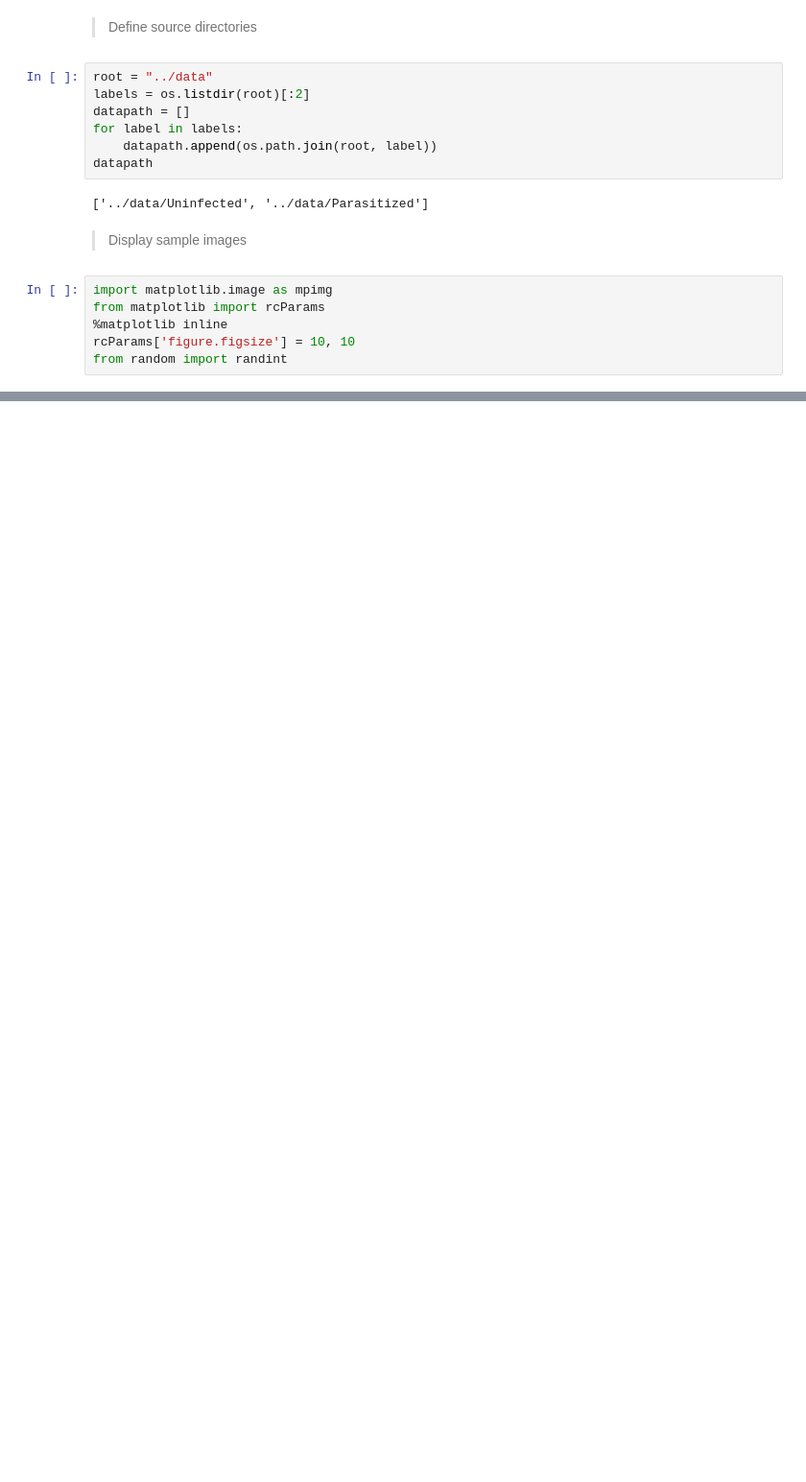
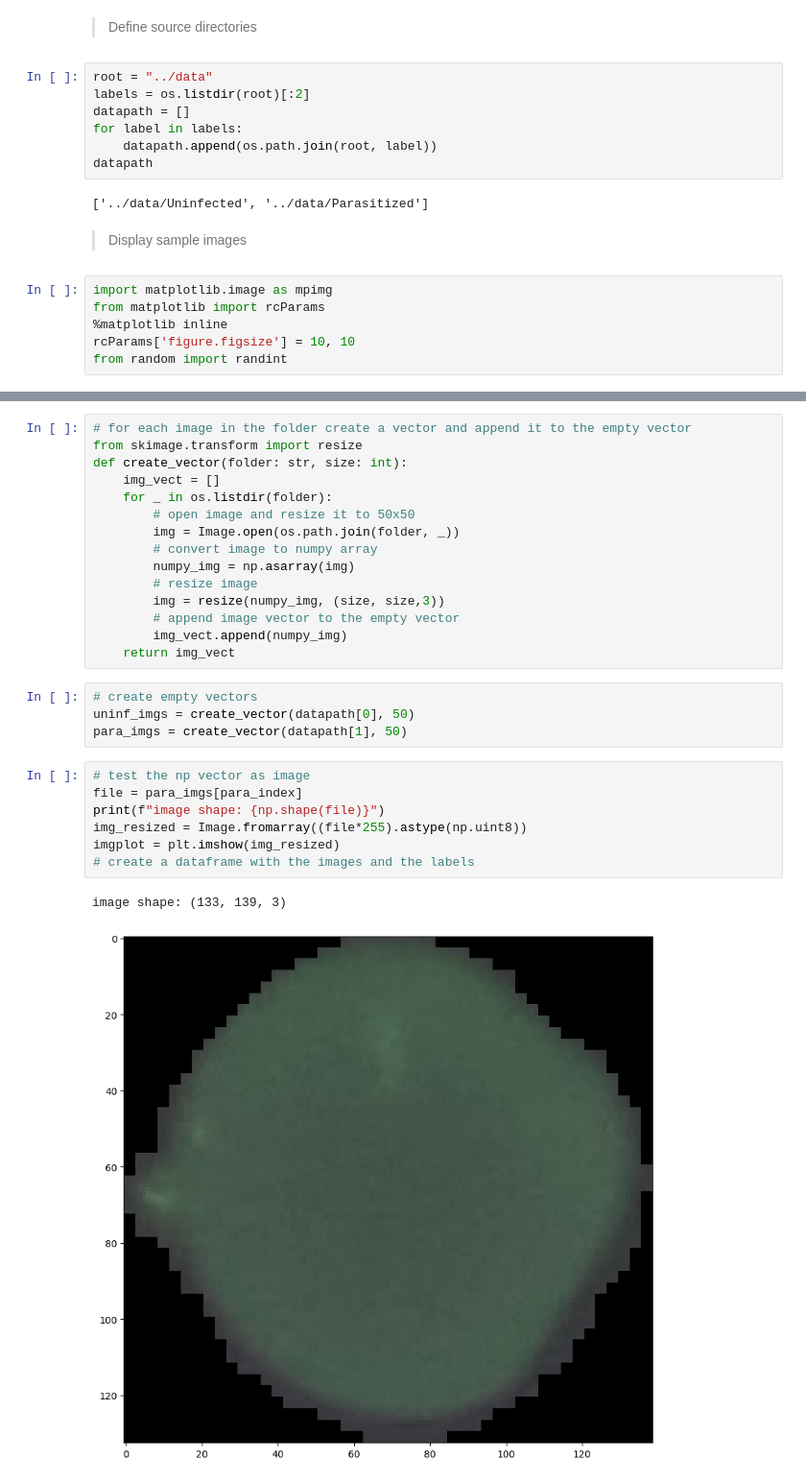
Before and after one commit to effibot/ML_2122_Project, a Jupyter notebook: notebooks/image_load.ipynb, the cells around one changed output, grey strips where cells are left out. Shown: that part at 96% size. Cells and saved outputs as stored; diff of their text form; blank space fills up the shorter version.

```diff
--- a/notebooks/image_load.ipynb
+++ b/notebooks/image_load.ipynb
@@ -56 +62,30 @@ ax[1].axis("off")
+# %%
+# for each image in the folder create a vector and append it to the empty vector
+from skimage.transform import resize
+def create_vector(folder: str, size: int):
+    img_vect = []
+    for _ in os.listdir(folder):
+        # open image and resize it to 50x50
+        img = Image.open(os.path.join(folder, _))
+        # convert image to numpy array
+        numpy_img = np.asarray(img)
+        # resize image
+        img = resize(numpy_img, (size, size,3))
+        # append image vector to the empty vector
+        img_vect.append(numpy_img)
+    return img_vect
+# %%
+# create empty vectors
+uninf_imgs = create_vector(datapath[0], 50)
+para_imgs = create_vector(datapath[1], 50)
+# %%
+# test the np vector as image
+file = para_imgs[para_index]
+print(f"image shape: {np.shape(file)}")
+img_resized = Image.fromarray((file*255).astype(np.uint8))
+imgplot = plt.imshow(img_resized)
+# create a dataframe with the images and the labels
+# %% [output]
+image shape: (133, 139, 3)
+[figure, added]
 # %%
```
Also changed, not shown: parts of 6 cells of this notebook.
